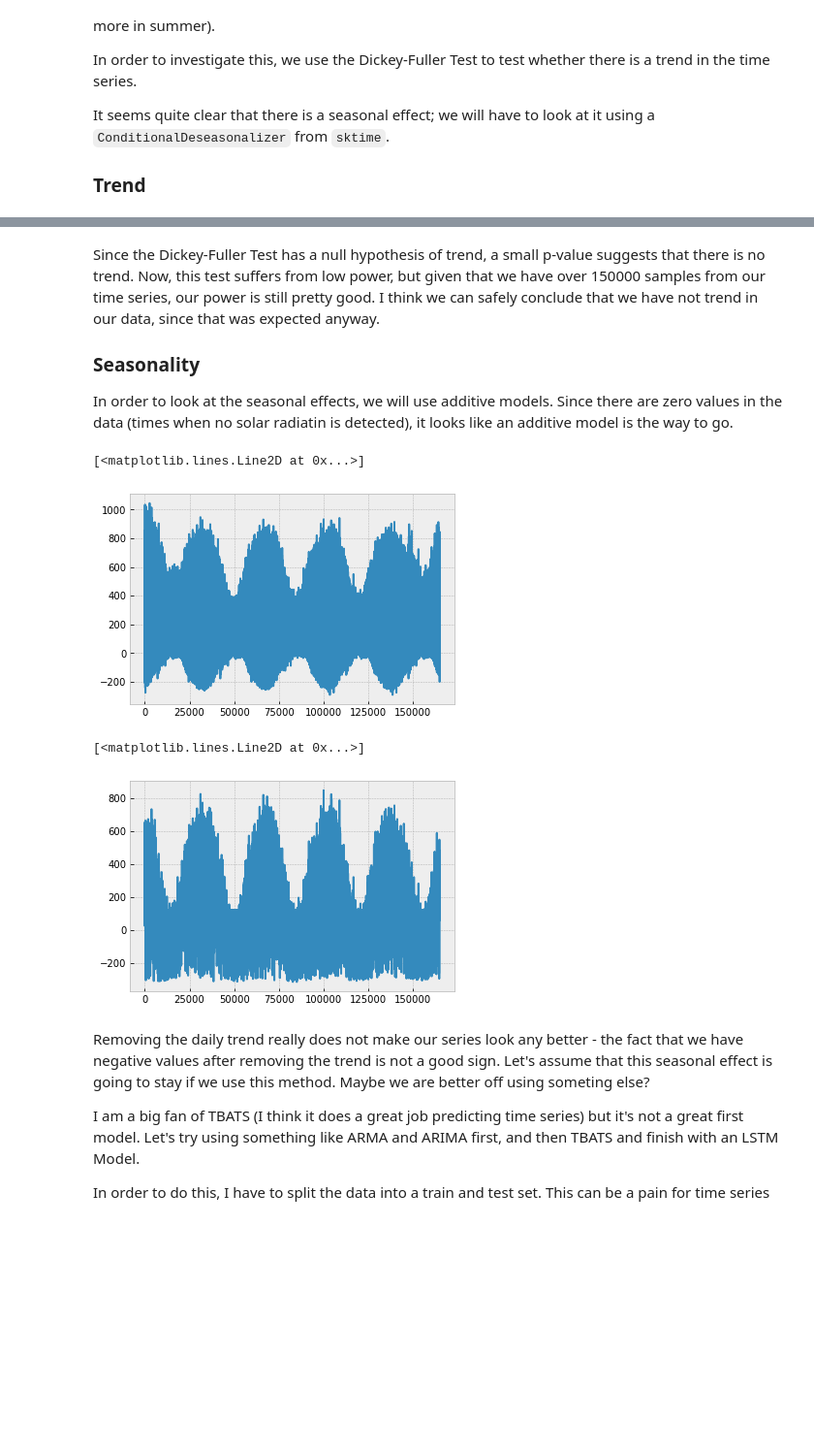
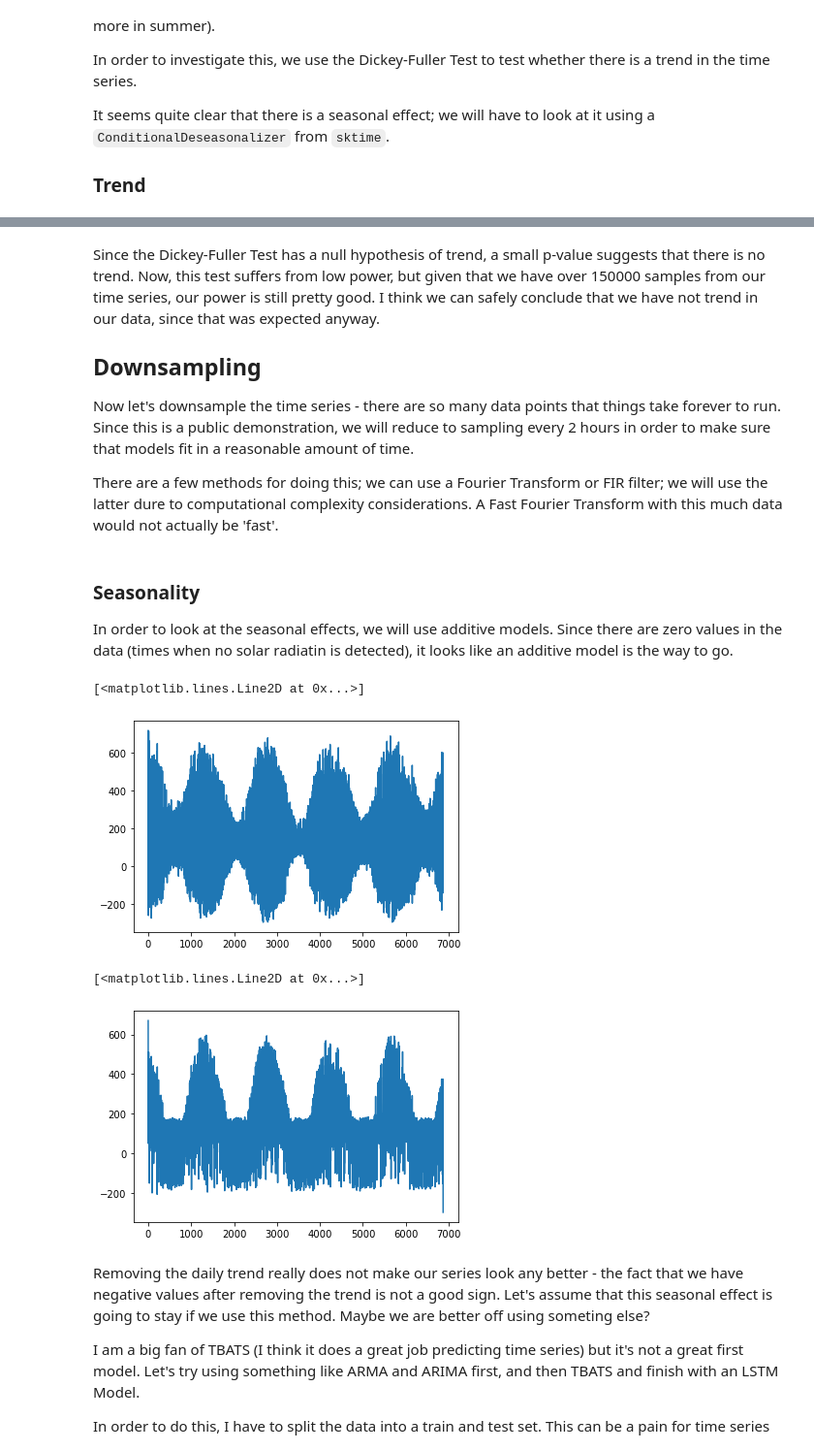
Before and after one commit to krbundy/SolarRadiationPrediction, a Jupyter notebook: Code/RadiationPrediction.ipynb, the cells around one changed output, grey strips where cells are left out. Shown at 97% size. Cells and saved outputs as stored; diff of their text form; code cells hidden in the pictures; blank space fills up the shorter version.

```diff
--- a/Code/RadiationPrediction.ipynb
+++ b/Code/RadiationPrediction.ipynb
@@ -188,28 +192,36 @@ p-value:                                         0.0
 # %% [markdown]
 Since the Dickey-Fuller Test has a null hypothesis of trend, a small p-value suggests that there is no trend. Now, this test suffers from low power, but given that we have over 150000 samples from our time series, our power is still pretty good.  I think we can safely conclude that we have not trend in our data, since that was expected anyway.
 
-### Seasonality
+## Downsampling
 
-In order to look at the seasonal effects, we will use additive models.  Since there are zero values in the data (times when no solar radiatin is detected), it looks like an additive model is the way to go.
+Now let's downsample the time series - there are so many data points that things take forever to run.  Since this is a public demonstration, we will reduce to sampling every 2 hours in order to make sure that models fit in a reasonable amount of time.
+
+There are a few methods for doing this; we can use a Fourier Transform or FIR filter; we will use the latter dure to computational complexity considerations.  A Fast Fourier Transform with this much data would not actually be 'fast'.
+# %%
+downsampled_series = pd.Series(decimate(dt1['SolRad1'], 24))
+# %% [markdown]
+### Seasonality
+
+In order to look at the seasonal effects, we will use additive models.  Since there are zero values in the data (times when no solar radiatin is detected), it looks like an additive model is the way to go.
 # %%
 # Data was sampled every 15 minutes, and should have annual and daily trend
-daily_period = 4*24
+daily_period = 4
 yearly_period = int(daily_period * 365.25)#this is okay because the daily period is divisible by 4
 
 #daily_multiplicative_ds = ConditionalDeseasonalizer(sp=daily_period, model='multiplicative').fit(dt1["SolRad1"])
-daily_additive_ds = Deseasonalizer(sp=daily_period, model='additive').fit(dt1["SolRad1"])
+daily_additive_ds = Deseasonalizer(sp=daily_period, model='additive').fit(downsampled_series)
 #yearly_multiplicative_ds = ConditionalDeseasonalizer(sp=yearly_period, model='multiplicative').fit(dt1["SolRad1"])
-yearly_additive_ds = Deseasonalizer(sp=yearly_period, model='additive').fit(dt1["SolRad1"])
+yearly_additive_ds = Deseasonalizer(sp=yearly_period, model='additive').fit(downsampled_series)
 
-plt.plot(yearly_additive_ds.transform(dt1['SolRad1']))
+plt.plot(yearly_additive_ds.transform(downsampled_series))
 # %% [output]
 [<matplotlib.lines.Line2D at 0x...>]
-[figure, old version]
+[figure, new version]
 # %%
-plt.plot(daily_additive_ds.transform(dt1['SolRad1']))
+plt.plot(daily_additive_ds.transform(downsampled_series))
 # %% [output]
 [<matplotlib.lines.Line2D at 0x...>]
-[figure, old version]
+[figure, new version]
 # %% [markdown]
 Removing the daily trend really does not make our series look any better - the fact that we have negative values after removing the trend is not a good sign.  Let's assume that this seasonal effect is going to stay if we use this method.  Maybe we are better off using someting else?
 
```
Also changed, not shown: parts of 8 cells of this notebook, 6 other files.
